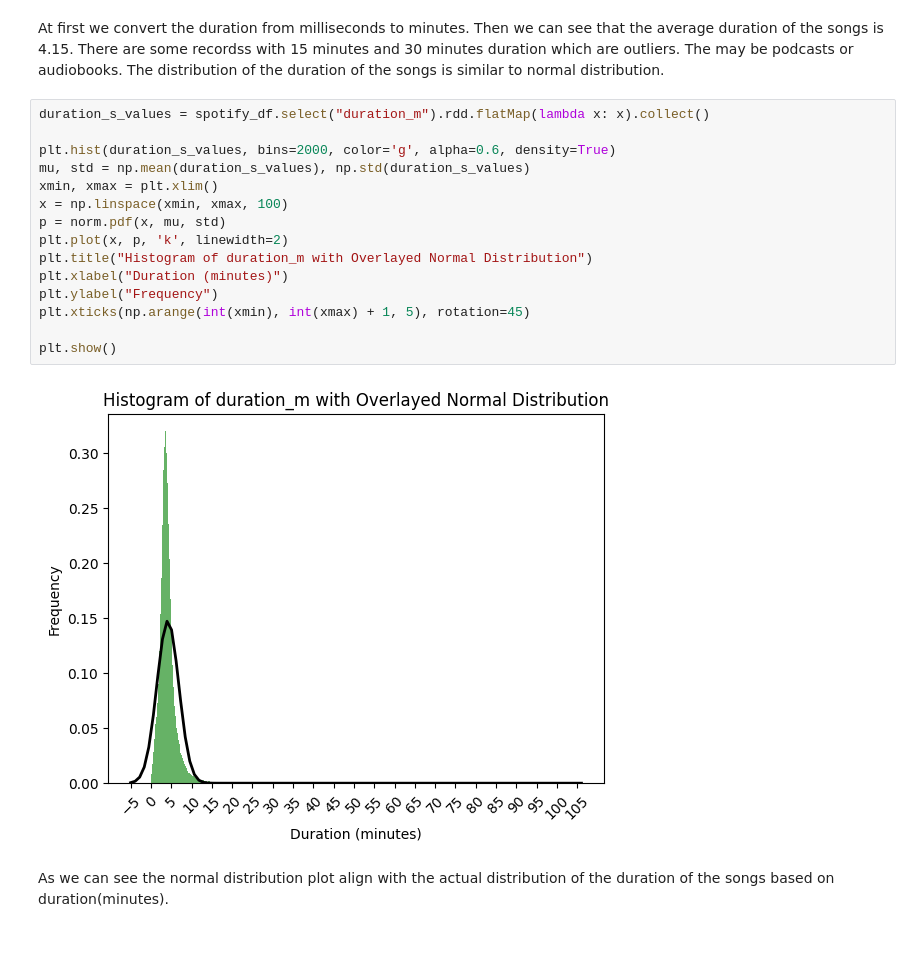
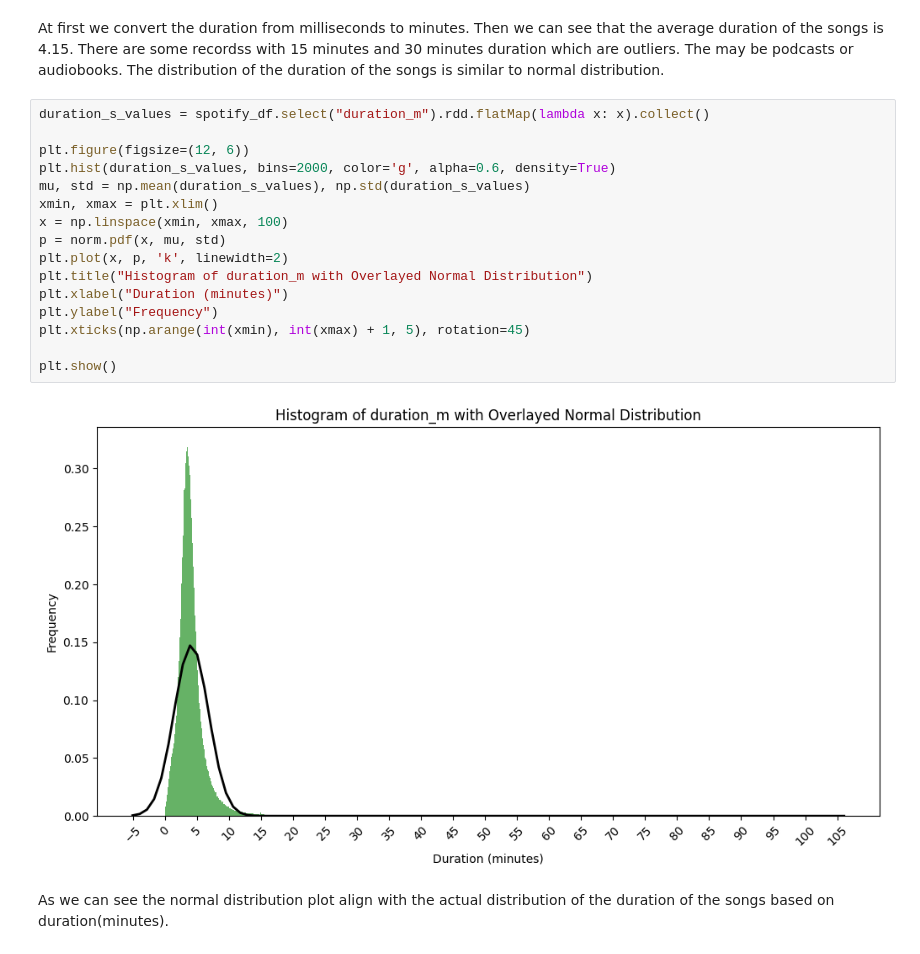
Before and after one commit to avamirm/Investigation-Using-PySpark, a Jupyter notebook: Spotify/spotify.ipynb, the cells around one changed output. Saved outputs shown, nothing was run; the diff lists cells and outputs as text.

```diff
--- a/Spotify/spotify.ipynb
+++ b/Spotify/spotify.ipynb
@@ -325,20 +332,21 @@ At first we convert the duration from milliseconds to minutes. Then we can see t
 # %%
 duration_s_values = spotify_df.select("duration_m").rdd.flatMap(lambda x: x).collect()
 
+plt.figure(figsize=(12, 6))
 plt.hist(duration_s_values, bins=2000, color='g', alpha=0.6, density=True)
 mu, std = np.mean(duration_s_values), np.std(duration_s_values)
 xmin, xmax = plt.xlim()
 x = np.linspace(xmin, xmax, 100)
 p = norm.pdf(x, mu, std)
 plt.plot(x, p, 'k', linewidth=2)
 plt.title("Histogram of duration_m with Overlayed Normal Distribution")
 plt.xlabel("Duration (minutes)")
 plt.ylabel("Frequency")
 plt.xticks(np.arange(int(xmin), int(xmax) + 1, 5), rotation=45)
 
 plt.show()
 # %% [output]
-[figure, old version]
+[figure, new version]
 # %% [markdown]
 As we can see the normal distribution plot align with the actual distribution of the duration of the songs based on duration(minutes).
 # %% [markdown]
```
Also changed, not shown: parts of 11 cells of this notebook, 2 other files.
